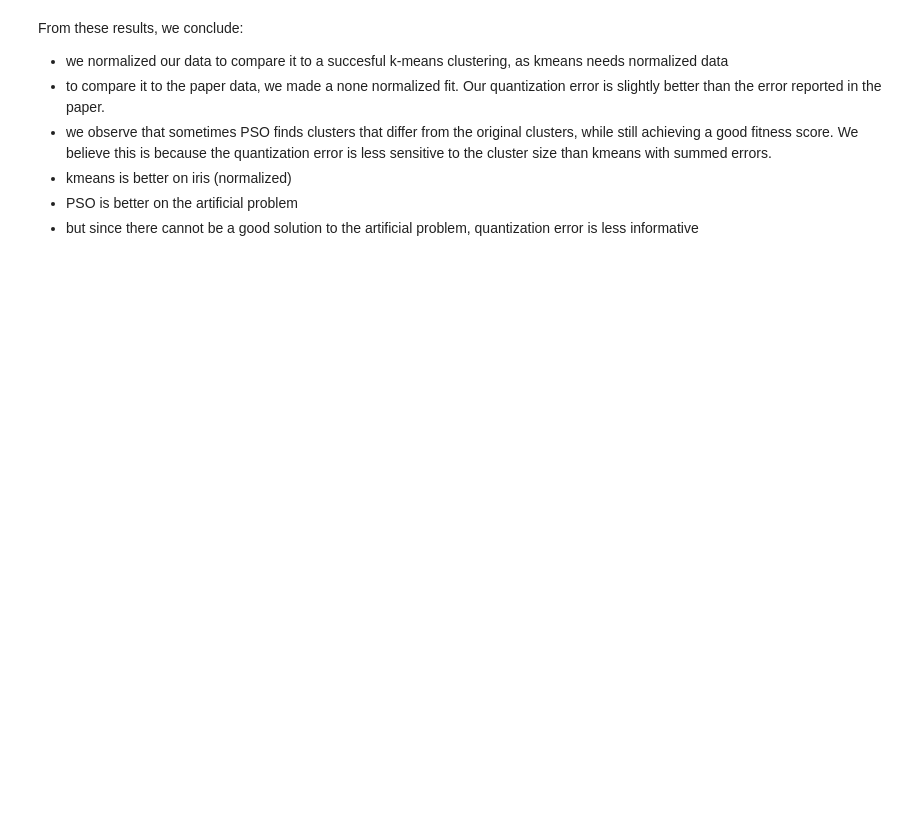
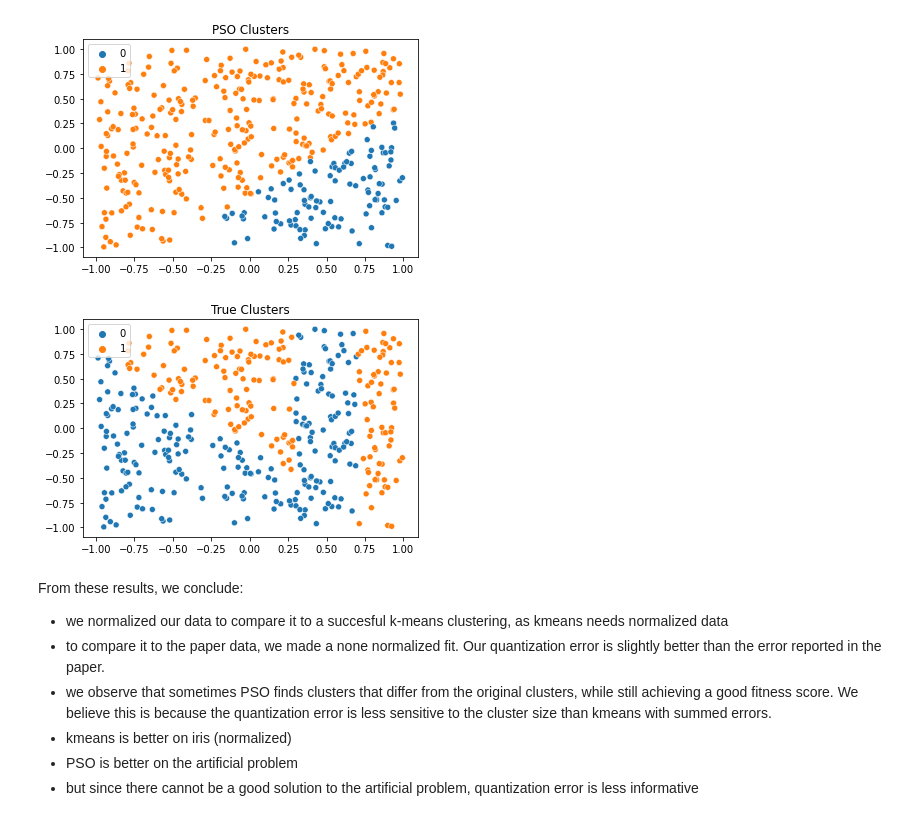
Before and after one commit to verrannt/natural-computing, a Jupyter notebook: Assignment 2/Assignment 2 - Exercise 3.ipynb, the cells around one changed output. Saved outputs shown, nothing was run; the diff lists cells and outputs as text; code cells hidden in the pictures; blank space fills up the shorter version.

```diff
--- a/Assignment 2/Assignment 2 - Exercise 3.ipynb
+++ b/Assignment 2/Assignment 2 - Exercise 3.ipynb
@@ -344,0 +316,9 @@ print(get_quantization_error(train_x, est.cluster_centers_))
+# %%
+def generate_problem_data():
+    """ Generate an artificial dataset for clustering experiments. """
+    x = np.random.uniform(-1, 1, size=(400, 2))
+    y = [1 if item[0] >= 0.7 or (item[0] <= 0.3 and item[1] >= -0.2 - item[0]) else 0 for item in x]
+    return x, y
+# %%
+# Get the data
+train_x, train_y = generate_problem_data()
@@ -344,0 +336,3 @@ print(get_quantization_error(train_x, est.cluster_centers_))
+# %%
+# Get labels for PSO
+labels = get_labels(train_x, global_best)
@@ -345,3 +355,13 @@ print(get_quantization_error(train_x, est.cluster_centers_))
+# %%
+plt.title('PSO Clusters')
+sb.scatterplot(x=train_x[:,0], y=train_x[:,1], hue=labels)
+plt.show()
+plt.title('True Clusters')
+sb.scatterplot(x=train_x[:,0], y=train_x[:,1], hue=train_y)
+plt.show()
+# %% [output]
+[figure, added]
+[figure, added]
 # %% [markdown]
 From these results, we conclude:
 - we normalized our data to compare it to a succesful k-means clustering, as kmeans needs normalized data
```
Also changed, not shown: parts of 53 cells of this notebook.
